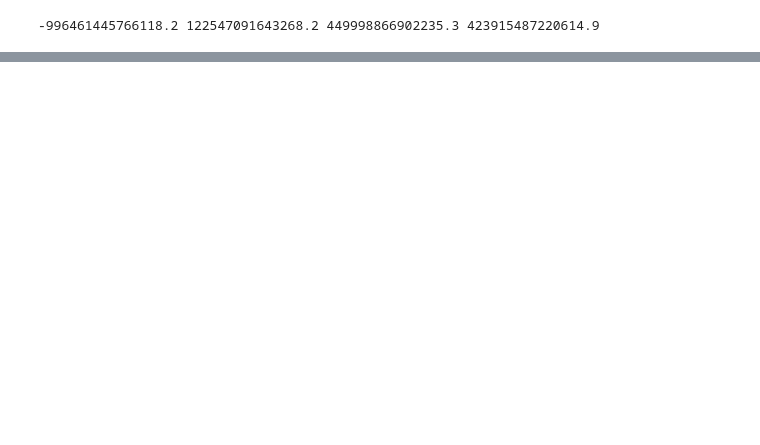
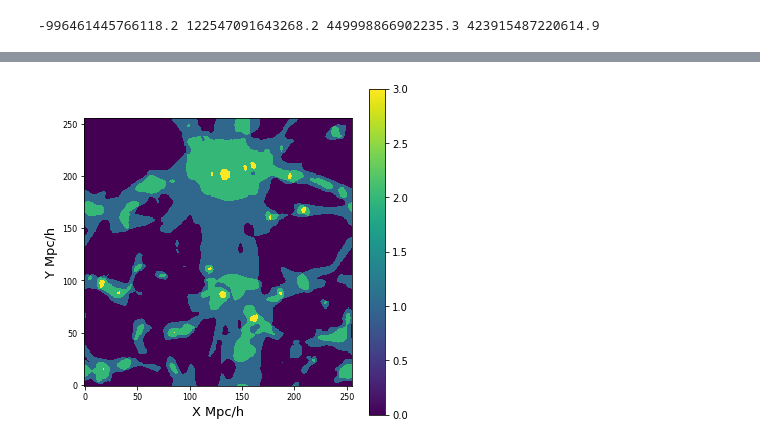
Before and after one commit to linwwwwww/spin-cosmic-web-alignment, a Jupyter notebook: EAGLE_web_devided.ipynb, the cells around one changed output, grey strips where cells are left out. Drawn from its saved outputs; the diff is of its cells as text; code cells hidden in the pictures; blank space fills up the shorter version.

```diff
--- a/EAGLE_web_devided.ipynb
+++ b/EAGLE_web_devided.ipynb
@@ -124,0 +103,6 @@ for i in trange(7):
+# %%
+for i in trange(7):
+    w,v=w_vcount(i)
+    np.save('/data/dell5/userdir/hy/EAGLE_NEXUSw_256_'+np.str(i)+'smooth_200914.npy',w)
+    np.save('/data/dell5/userdir/hy/EAGLE_NEXUSv_256_'+np.str(i)+'smooth_200914.npy',v)
+    np.save('/data/dell5/userdir/hy/EAGLE_NEXUSfil_256_'+np.str(i)+'smooth_200914.npy',fil)
@@ -125,18 +131,14 @@ for i in trange(7):
 # %%
-a=lmd>Rth
+
+Rth=0.5
+a=w>Rth
 
 print(4)
-b=a[:,0]*2**2+a[:,1]*2+a[:,2]*1
+b=a[:,:,:,0]*2**2+a[:,:,:,1]*2+a[:,:,:,2]*1
 c=(b==7)*3
 f=((b==6)|(b==5)|(b==3))*2
 s=((b==4)|(b==2)|(b==1))*1
 v=(b==0)*0
 
 fil=c+f+s+v
-print(5)
-filn1=(b==6).reshape(-1,1)*n3
-filn2=(b==5).reshape(-1,1)*n2
-filn3=(b==3).reshape(-1,1)*n1
-filn=filn1[:,0:3]+filn2[:,0:3]+filn3[:,0:3]
-print(6)
 # %% [output]
@@ -168,0 +205,46 @@ np.save('/data/dell5/userdir/hy/EAGLEv_256_1.6smooth_0.8Rs_heyi200910.npy',v)
+# %%
+import matplotlib.pyplot as plt
+import numpy as np
+from mpl_toolkits.mplot3d import Axes3D
+N=256
+
+fil=fil.reshape(N,N,N)
+%matplotlib inline
+fig, ax = plt.subplots(figsize=(6,6))
+a=fil[40:45,:,:]
+#a=fil[:,60:64,:]
+#a=fil[:,:,310:314]
+b=np.max(a,axis=0)
+#x=a.mean(axis=0)
+#plt.imshow(x)
+
+plt.imshow(b)
+plt.colorbar()
+
+#plt.gca().invert_yaxis()
+#plt.imshow(x,cmap='Greys')
+
+
+font1 = {'family' : 'Times New Roman',
+
+'weight' : 'normal',
+
+'size'   : 14,
+
+}
+font2 = {'family' : 'Times New Roman',
+
+'weight' : 'normal',
+
+'size'   : 13,
+
+}
+ax = plt.gca()
+ax.invert_yaxis()
+ax.tick_params(axis='both', which='major', labelsize=8)
+
+plt.xlabel("X Mpc/h",font2)
+plt.ylabel("Y Mpc/h",font2)
+plt.show()
+# %% [output]
+[figure, added]
```
Also changed, not shown: parts of 11 cells of this notebook, 4 other files.
